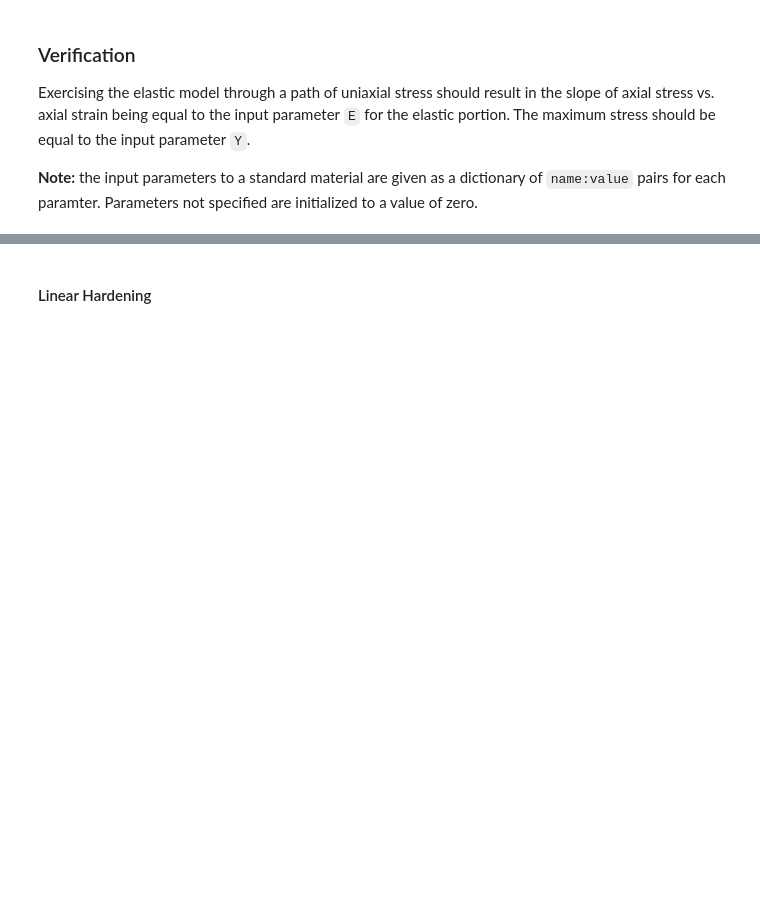
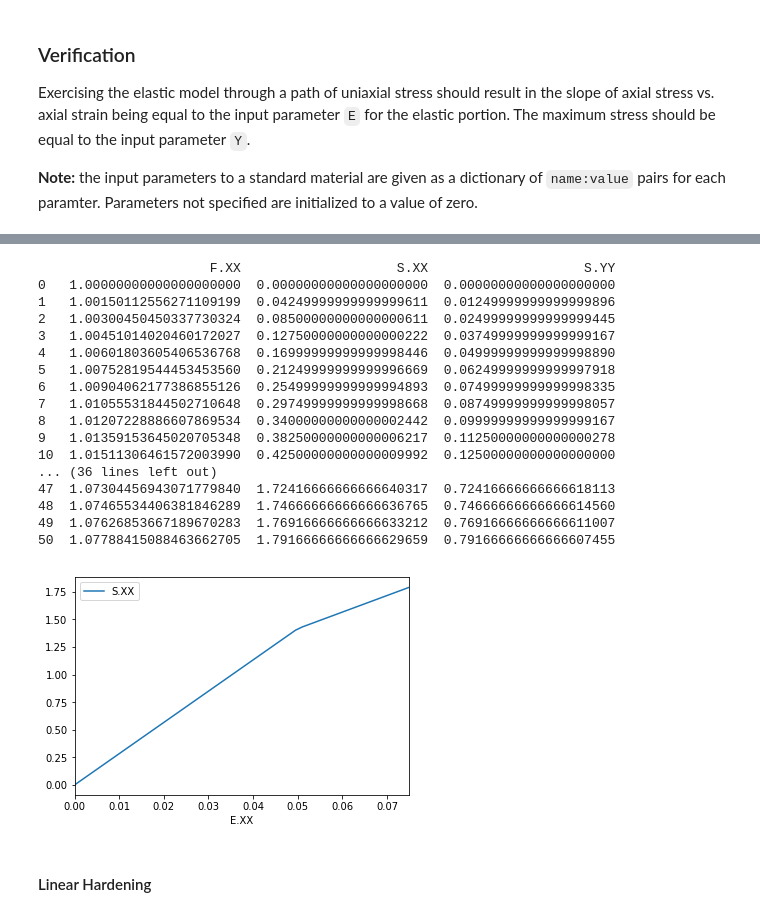
Before and after one commit to matmodlab/matmodlab2, a Jupyter notebook: notebooks/HardeningJ2Plasticity.ipynb, the cells around one changed output, grey strips where cells are left out. Cells and saved outputs as stored; diff of their text form; code cells hidden in the pictures; blank space fills up the shorter version.

```diff
--- a/notebooks/HardeningJ2Plasticity.ipynb
+++ b/notebooks/HardeningJ2Plasticity.ipynb
@@ -313,0 +338,27 @@ show(plot);
+# %%
+mps1 = MaterialPointSimulator('uplastic-std')
+p = {'K': 15, 'G': 10, 'Y0': 1}
+mps1.material = VonMisesMaterial(**p)
+mps1.run_step('EEE', (.075, 0, 0), frames=50)
+mps1.plot('E.XX', 'S.XX')
+
+print(mps1.df[['F.XX','S.XX','S.YY']])
+# %% [output]
+                      F.XX                    S.XX                    S.YY
+0   1.00000000000000000000  0.00000000000000000000  0.00000000000000000000
+1   1.00150112556271109199  0.04249999999999999611  0.01249999999999999896
+2   1.00300450450337730324  0.08500000000000000611  0.02499999999999999445
+3   1.00451014020460172027  0.12750000000000000222  0.03749999999999999167
+4   1.00601803605406536768  0.16999999999999998446  0.04999999999999998890
+5   1.00752819544453453560  0.21249999999999996669  0.06249999999999997918
+6   1.00904062177386855126  0.25499999999999994893  0.07499999999999998335
+7   1.01055531844502710648  0.29749999999999998668  0.08749999999999998057
+8   1.01207228886607869534  0.34000000000000002442  0.09999999999999999167
+9   1.01359153645020705348  0.38250000000000006217  0.11250000000000000278
+10  1.01511306461572003990  0.42500000000000009992  0.12500000000000000000
+... (36 lines left out)
+47  1.07304456943071779840  1.72416666666666640317  0.72416666666666618113
+48  1.07465534406381846289  1.74666666666666636765  0.74666666666666614560
+49  1.07626853667189670283  1.76916666666666633212  0.76916666666666611007
+50  1.07788415088463662705  1.79166666666666629659  0.79166666666666607455
+[figure, added]
```
Also changed, not shown: parts of 4 cells of this notebook, 2 other files.
